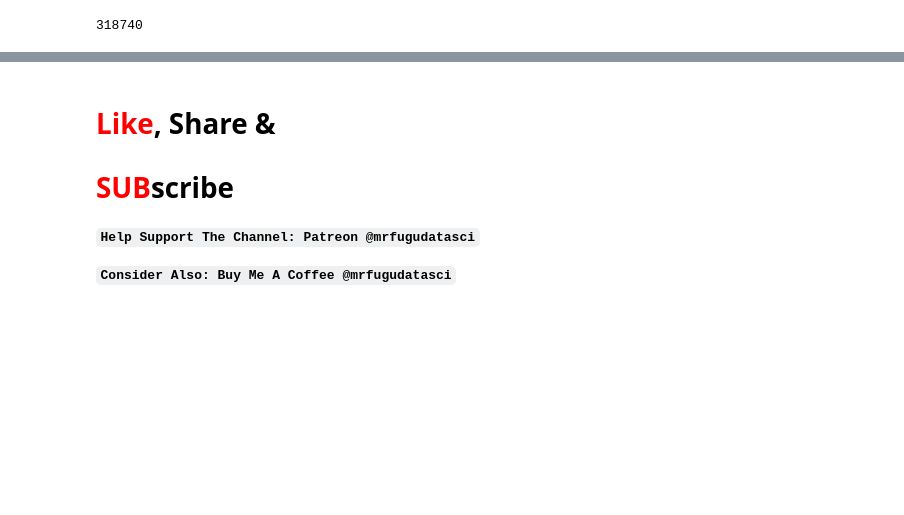
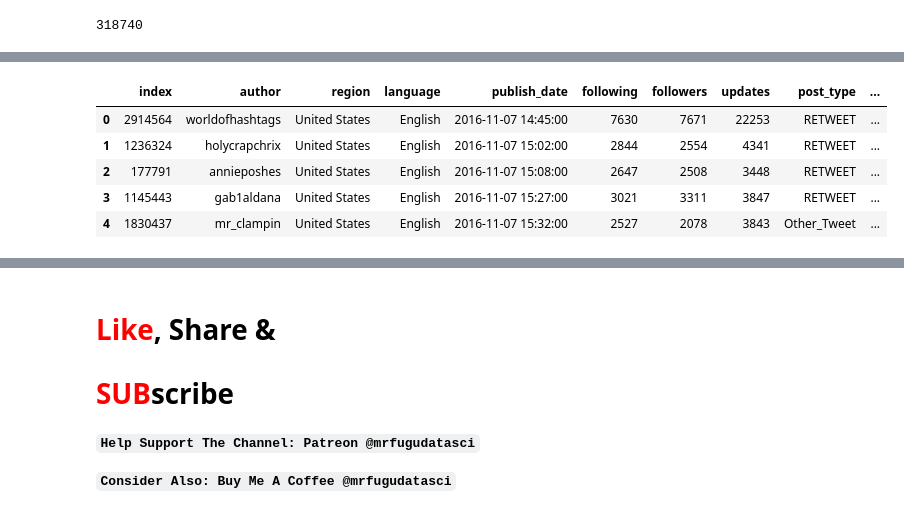
Before and after one commit to MrFuguDataScience/NLP, a Jupyter notebook: troll_tweets_03_NLP.ipynb, the cells around one changed output, grey strips where cells are left out. Drawn from its saved outputs; the diff is of its cells as text; code cells hidden in the pictures; blank space fills up the shorter version.

```diff
--- a/troll_tweets_03_NLP.ipynb
+++ b/troll_tweets_03_NLP.ipynb
@@ -635,0 +663,8 @@ for i in eng_subset['kinda_clean_content']:
+# %%
+key_wrds=['trump','hilary','climate']
+str_containing=[]
+for i in eng_subset[eng_subset['retweet']==0]['kinda_clean_content'].values:
+    if type(i)==str and re.search(key_wrds[0],i):
+        str_containing.append(i)
+
+str_containing[:5]
@@ -635,0 +684,5 @@ for i in eng_subset['kinda_clean_content']:
+# %%
+tr_clin_cli_tweets=eng_subset[eng_subset['kinda_clean_content'].\
+isin(str_containing)]
+
+tr_clin_cli_tweets['kinda_clean_content'].value_counts()[:20]
@@ -635,0 +709,3 @@ for i in eng_subset['kinda_clean_content']:
+# %%
+top_20_tweets_TR_CLin=list(tr_clin_cli_tweets['kinda_clean_content'].\
+                           value_counts().index[:20])
@@ -635,0 +724,24 @@ for i in eng_subset['kinda_clean_content']:
+# %%
+tmp=tr_clin_cli_tweets[tr_clin_cli_tweets['retweet']==1]
+
+two_tweets_=tmp[tmp['kinda_clean_content'].\
+    isin(top_20_tweets_TR_CLin)]['kinda_clean_content'].value_counts().index[:2]
+
+# tmp[tmp['kinda_clean_content'].isin(two_tweets_)].sort_values('publish_date')
+# %%
+two_tweets_=tmp[tmp['kinda_clean_content'].\
+    isin(top_20_tweets_TR_CLin)]['kinda_clean_content'].value_counts().index[:2]
+
+
+two_tweets_to_plot=tr_clin_cli_tweets[tr_clin_cli_tweets['kinda_clean_content'].\
+                   isin(two_tweets_)].sort_values('publish_date').reset_index()
+
+two_tweets_to_plot.head()
+# .head()
+# %% [output]
+|  | index | author | region | language | publish_date | following | followers | updates | post_type | ... |
+| 0 | 2914564 | worldofhashtags | United States | English | 2016-11-07 14:45:00 | 7630 | 7671 | 22253 | RETWEET | ... |
+| 1 | 1236324 | holycrapchrix | United States | English | 2016-11-07 15:02:00 | 2844 | 2554 | 4341 | RETWEET | ... |
+| 2 | 177791 | annieposhes | United States | English | 2016-11-07 15:08:00 | 2647 | 2508 | 3448 | RETWEET | ... |
+| 3 | 1145443 | gab1aldana | United States | English | 2016-11-07 15:27:00 | 3021 | 3311 | 3847 | RETWEET | ... |
+| 4 | 1830437 | mr_clampin | United States | English | 2016-11-07 15:32:00 | 2527 | 2078 | 3843 | Other_Tweet | ... |
```
Also changed, not shown: parts of 17 cells of this notebook.
